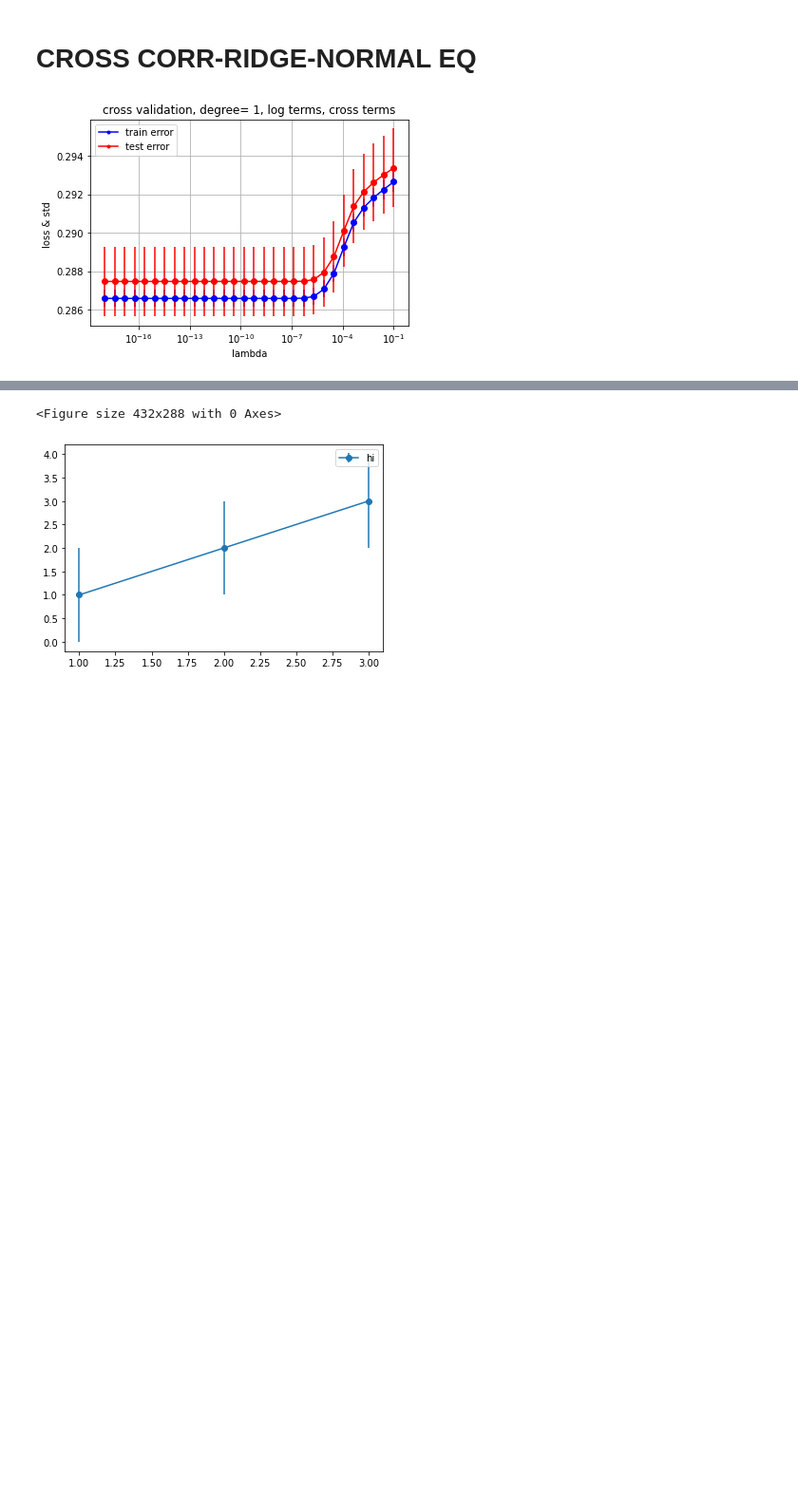
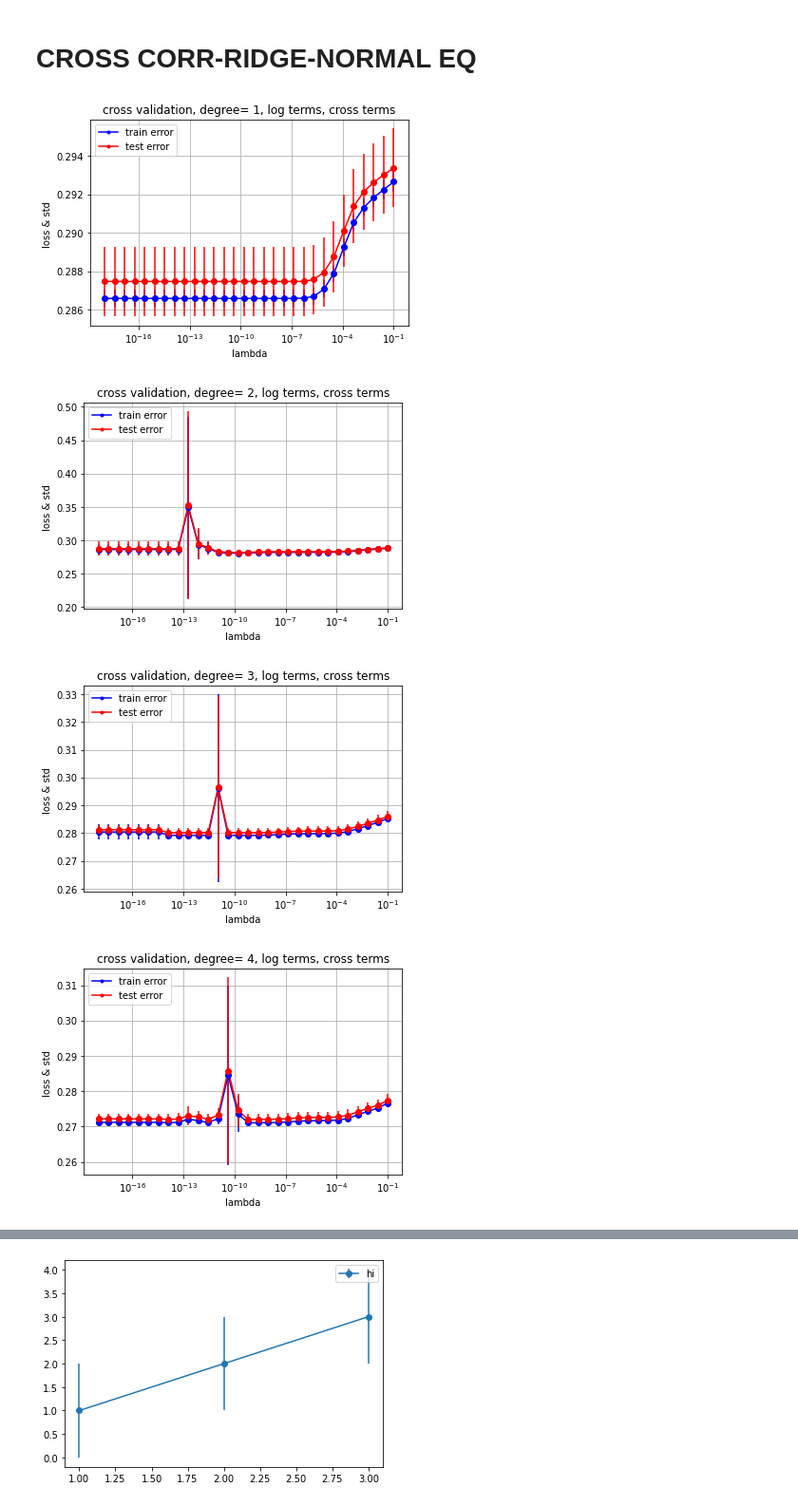
Before and after one commit to bunnY-law/ML2020, a Jupyter notebook: source/proj1.ipynb, the cells around one changed output, grey strips where cells are left out. Shown at 95% size. Saved outputs shown, nothing was run; the diff lists cells and outputs as text; code cells hidden in the pictures; blank space fills up the shorter version.

```diff
--- a/source/proj1.ipynb
+++ b/source/proj1.ipynb
@@ -217,10 +217,10 @@ degree= 1 ,acc = 0.73236
                     t2 += 'log'
                 if cross == 'true':
                     title += ', cross terms'
-                    t2+=
+                    t2+= 'cross'
 
                 plt.title(title)
-                plt.savefig('c_v_deg='+str(degree)+'')
+                plt.savefig('c_v_deg='+str(degree)+t2)
                 plt.show()
 
 
@@ -237,30 +237,33 @@ degree= 1 ,acc = 0.73236
             global_min = min(Min_loss_Degrees)
 
             global_min_index = Min_loss_Degrees.index(global_min)
             min_degree = Degrees[global_min_index]
             global_lambda_min = Lambda_min[global_min_index]
             min_var= Min_var[global_min_index]
 
             feature = 'polynomial'
             if log == 'true':
                 feature += ' + log'
             if cross == 'true':
                 feature += '+ cross'
 
             f = open("best_methods.txt","a") #append mode
 
             f.write('for ' + feature + ':' + '\n')
             f.write('         min_degree = '+ str(min_degree) + 'min_loss = ' + str(global_min) + 'min_std = ' + str(min_var) + 'lambda_min = ' + str(global_lambda_min))
             f.write('\n \n')
 
             f.close()
 
 
 
     plt.xlabel("polynomial degree")
     plt.ylabel("loss & std")
     plt.legend(loc='best')
     plt.savefig('best features for ridge regression')
     plt.show()
 # %% [output]
 [figure]
+[figure, added]
+[figure, added]
+[figure, added]
@@ -268,4 +279,3 @@ KeyboardInterrupt: ignored
-<Figure size 432x288 with 0 Axes>
 # %%
 
 import matplotlib.pyplot as plt
```
Also changed, not shown: parts of 1 cell of this notebook, 39 other files.
